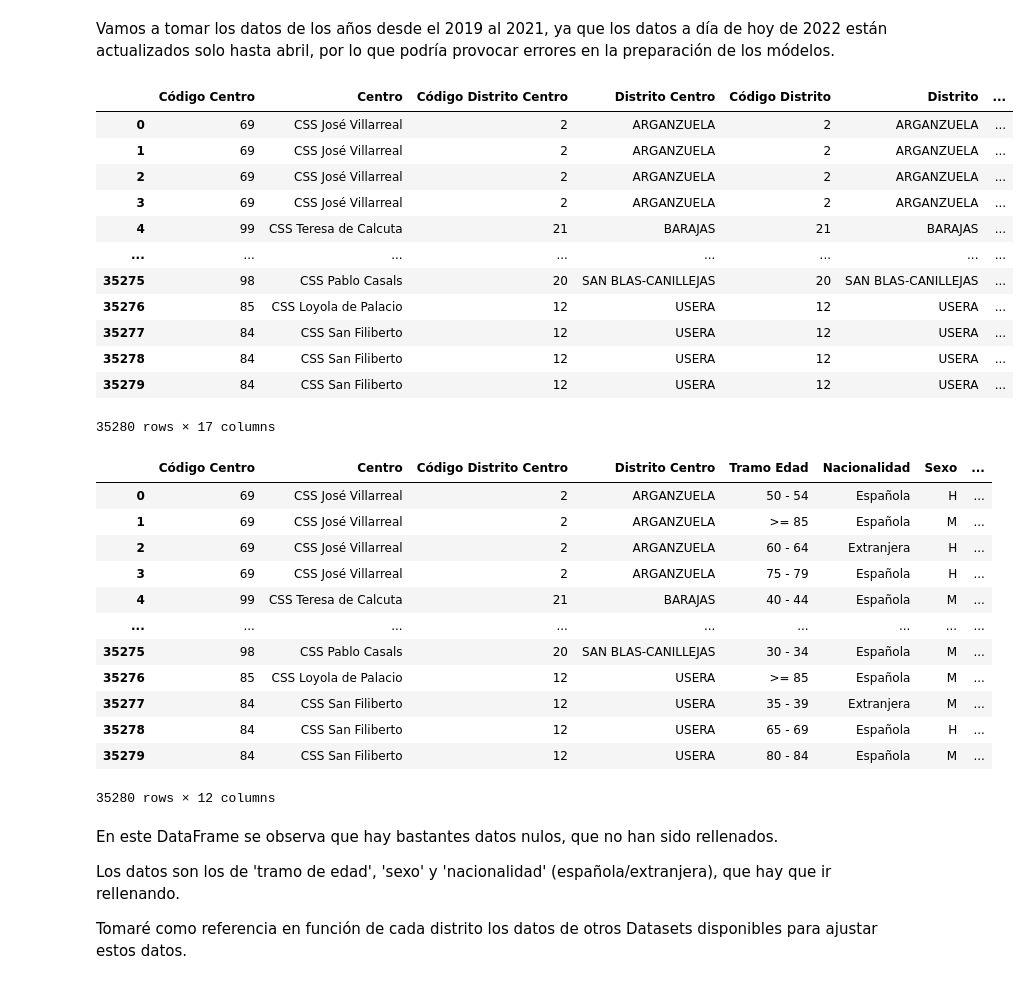
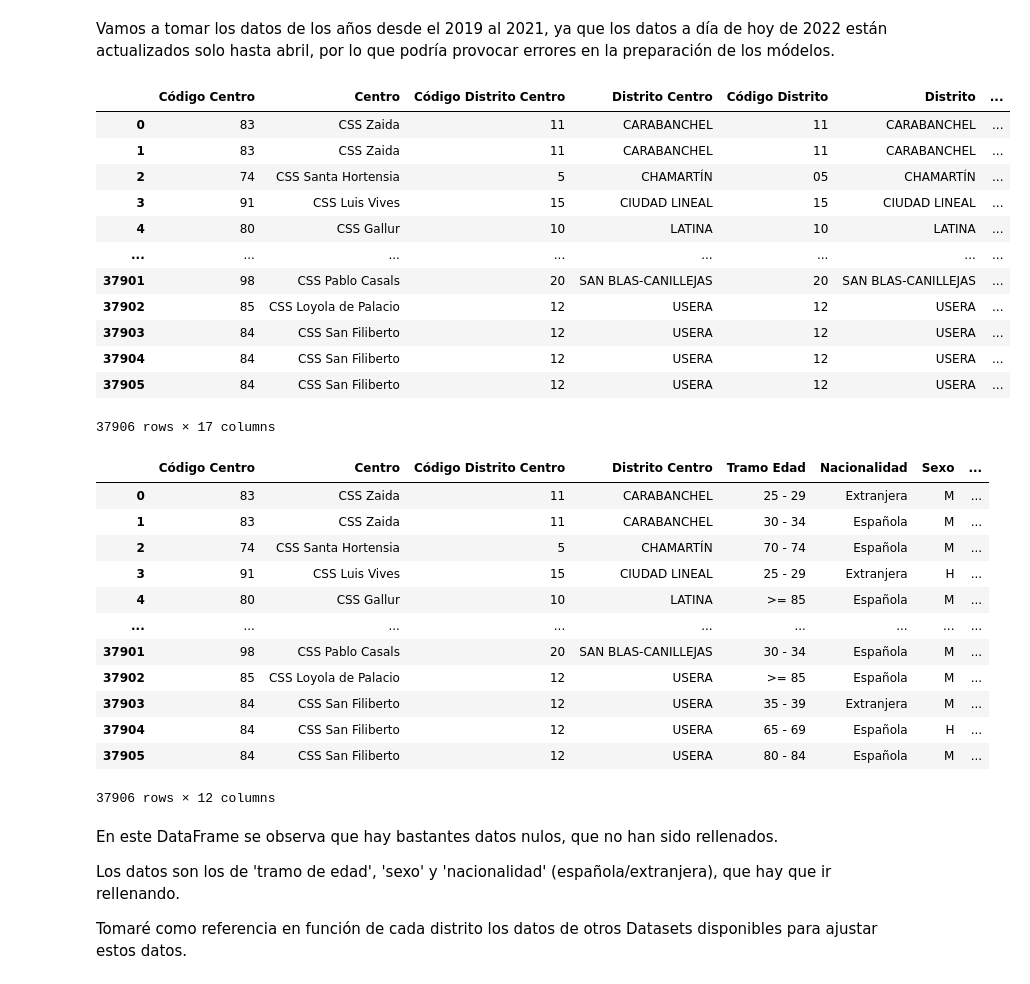
Before and after one commit to 75Engel/Estimacion_tipologia_usuarios_Servicios_Sociales_Ayto_Madrid, a Jupyter notebook: Notebooks/Notebook_2.ipynb, the cells around one changed output. Cells and saved outputs as stored; diff of their text form; code cells hidden in the pictures.

```diff
--- a/Notebooks/Notebook_2.ipynb
+++ b/Notebooks/Notebook_2.ipynb
@@ -71,39 +71,39 @@ df_2019=pd.read_csv("E:\Bootcamp_22\Javier\Repositorios\Machine_Learning\data\In
 
 df_2018=pd.read_csv("E:\Bootcamp_22\Javier\Repositorios\Machine_Learning\data\Incomes\servicios_sociales_urgencias_2018.csv",sep=';',encoding='ISO-8859-1',index_col='Secuencia')
 # %%
-df_urgencias=pd.concat([df_2020,df_2019,df_2018], ignore_index=True)
+df_urgencias=pd.concat([df_2021,df_2020,df_2019,df_2018], ignore_index=True)
 df_urgencias
 # %% [output]
 |  | Código Centro | Centro | Código Distrito Centro | Distrito Centro | Código Distrito | Distrito | ... |
-| 0 | 69 | CSS José Villarreal | 2 | ARGANZUELA | 2 | ARGANZUELA | ... |
-| 1 | 69 | CSS José Villarreal | 2 | ARGANZUELA | 2 | ARGANZUELA | ... |
-| 2 | 69 | CSS José Villarreal | 2 | ARGANZUELA | 2 | ARGANZUELA | ... |
-| 3 | 69 | CSS José Villarreal | 2 | ARGANZUELA | 2 | ARGANZUELA | ... |
-| 4 | 99 | CSS Teresa de Calcuta | 21 | BARAJAS | 21 | BARAJAS | ... |
+| 0 | 83 | CSS Zaida | 11 | CARABANCHEL | 11 | CARABANCHEL | ... |
+| 1 | 83 | CSS Zaida | 11 | CARABANCHEL | 11 | CARABANCHEL | ... |
+| 2 | 74 | CSS Santa Hortensia | 5 | CHAMARTÍN | 05 | CHAMARTÍN | ... |
+| 3 | 91 | CSS Luis Vives | 15 | CIUDAD LINEAL | 15 | CIUDAD LINEAL | ... |
+| 4 | 80 | CSS Gallur | 10 | LATINA | 10 | LATINA | ... |
 | ... | ... | ... | ... | ... | ... | ... | ... |
-| 35275 | 98 | CSS Pablo Casals | 20 | SAN BLAS-CANILLEJAS | 20 | SAN BLAS-CANILLEJAS | ... |
-| 35276 | 85 | CSS Loyola de Palacio | 12 | USERA | 12 | USERA | ... |
-| 35277 | 84 | CSS San Filiberto | 12 | USERA | 12 | USERA | ... |
-| 35278 | 84 | CSS San Filiberto | 12 | USERA | 12 | USERA | ... |
-| 35279 | 84 | CSS San Filiberto | 12 | USERA | 12 | USERA | ... |
+| 37901 | 98 | CSS Pablo Casals | 20 | SAN BLAS-CANILLEJAS | 20 | SAN BLAS-CANILLEJAS | ... |
+| 37902 | 85 | CSS Loyola de Palacio | 12 | USERA | 12 | USERA | ... |
+| 37903 | 84 | CSS San Filiberto | 12 | USERA | 12 | USERA | ... |
+| 37904 | 84 | CSS San Filiberto | 12 | USERA | 12 | USERA | ... |
+| 37905 | 84 | CSS San Filiberto | 12 | USERA | 12 | USERA | ... |
-35280 rows × 17 columns
+37906 rows × 17 columns
 # %%
-df_urgencias.drop(['Código Distrito','Distrito','Código Barrio','Barrio','Sección Censal'],axis=1,inplace=True)
+df_urgencias.drop(['Código Distrito','Distrito','Código Barrio','Barrio','Sección Censal'],axis=1,inplace=True)             #   Eliminamos las variables que no vamos a utilizar
 df_urgencias
 # %% [output]
 |  | Código Centro | Centro | Código Distrito Centro | Distrito Centro | Tramo Edad | Nacionalidad | Sexo | ... |
-| 0 | 69 | CSS José Villarreal | 2 | ARGANZUELA | 50 - 54 | Española | H | ... |
-| 1 | 69 | CSS José Villarreal | 2 | ARGANZUELA | >= 85 | Española | M | ... |
-| 2 | 69 | CSS José Villarreal | 2 | ARGANZUELA | 60 - 64 | Extranjera | H | ... |
-| 3 | 69 | CSS José Villarreal | 2 | ARGANZUELA | 75 - 79 | Española | H | ... |
-| 4 | 99 | CSS Teresa de Calcuta | 21 | BARAJAS | 40 - 44 | Española | M | ... |
+| 0 | 83 | CSS Zaida | 11 | CARABANCHEL | 25 - 29 | Extranjera | M | ... |
+| 1 | 83 | CSS Zaida | 11 | CARABANCHEL | 30 - 34 | Española | M | ... |
+| 2 | 74 | CSS Santa Hortensia | 5 | CHAMARTÍN | 70 - 74 | Española | M | ... |
+| 3 | 91 | CSS Luis Vives | 15 | CIUDAD LINEAL | 25 - 29 | Extranjera | H | ... |
+| 4 | 80 | CSS Gallur | 10 | LATINA | >= 85 | Española | M | ... |
 | ... | ... | ... | ... | ... | ... | ... | ... | ... |
-| 35275 | 98 | CSS Pablo Casals | 20 | SAN BLAS-CANILLEJAS | 30 - 34 | Española | M | ... |
-| 35276 | 85 | CSS Loyola de Palacio | 12 | USERA | >= 85 | Española | M | ... |
-| 35277 | 84 | CSS San Filiberto | 12 | USERA | 35 - 39 | Extranjera | M | ... |
-| 35278 | 84 | CSS San Filiberto | 12 | USERA | 65 - 69 | Española | H | ... |
-| 35279 | 84 | CSS San Filiberto | 12 | USERA | 80 - 84 | Española | M | ... |
+| 37901 | 98 | CSS Pablo Casals | 20 | SAN BLAS-CANILLEJAS | 30 - 34 | Española | M | ... |
+| 37902 | 85 | CSS Loyola de Palacio | 12 | USERA | >= 85 | Española | M | ... |
+| 37903 | 84 | CSS San Filiberto | 12 | USERA | 35 - 39 | Extranjera | M | ... |
+| 37904 | 84 | CSS San Filiberto | 12 | USERA | 65 - 69 | Española | H | ... |
+| 37905 | 84 | CSS San Filiberto | 12 | USERA | 80 - 84 | Española | M | ... |
-35280 rows × 12 columns
+37906 rows × 12 columns
 # %% [markdown]
 En este DataFrame se observa  que hay bastantes datos nulos, que no han sido rellenados.
 
```
Also changed, not shown: parts of 19 cells of this notebook, 8 other files.
